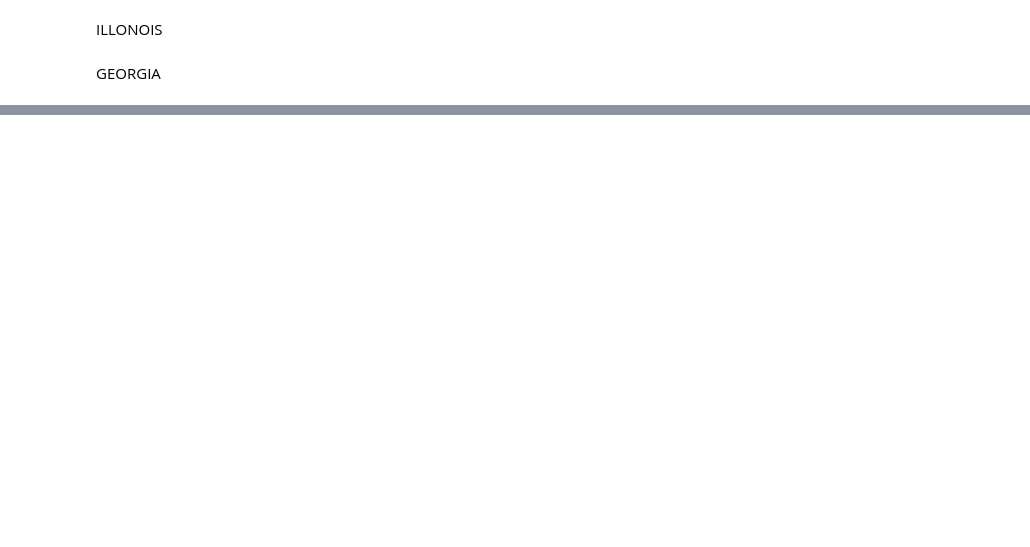
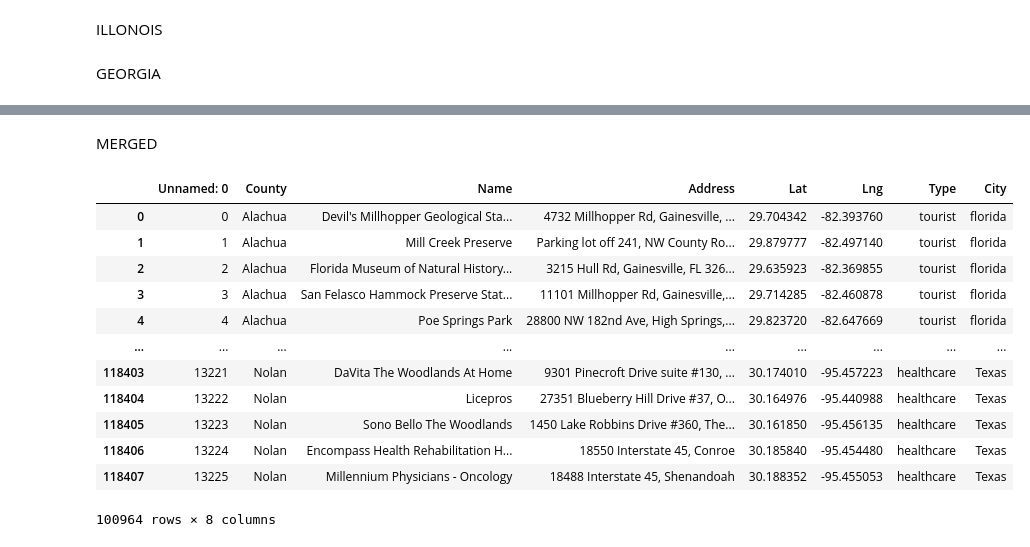
Before and after one commit to yashagrawal5757/Trippi, a Jupyter notebook: scrapper.ipynb, the cells around one changed output, grey strips where cells are left out. Cells and saved outputs as stored; diff of their text form; code cells hidden in the pictures; blank space fills up the shorter version.

```diff
--- a/scrapper.ipynb
+++ b/scrapper.ipynb
@@ -789,0 +1360,24 @@ NameError: name 'Georgia_df' is not defined
+# %% [markdown]
+MERGED
+# %%
+dff = pd.read_csv("merged.csv")
+# %%
+mask_lat = dff["Lat"].notna()
+mask_lng = dff["Lng"].notna()
+dff = dff[mask_lat & mask_lng]
+# %%
+dff
+# %% [output]
+|  | Unnamed: 0 | County | Name | Address | Lat | Lng | Type | City |
+| 0 | 0 | Alachua | Devil's Millhopper Geological Sta... | 4732 Millhopper Rd, Gainesville, ... | 29.704342 | -82.393760 | tourist | florida |
+| 1 | 1 | Alachua | Mill Creek Preserve | Parking lot off 241, NW County Ro... | 29.879777 | -82.497140 | tourist | florida |
+| 2 | 2 | Alachua | Florida Museum of Natural History... | 3215 Hull Rd, Gainesville, FL 326... | 29.635923 | -82.369855 | tourist | florida |
+| 3 | 3 | Alachua | San Felasco Hammock Preserve Stat... | 11101 Millhopper Rd, Gainesville,... | 29.714285 | -82.460878 | tourist | florida |
+| 4 | 4 | Alachua | Poe Springs Park | 28800 NW 182nd Ave, High Springs,... | 29.823720 | -82.647669 | tourist | florida |
+| ... | ... | ... | ... | ... | ... | ... | ... | ... |
+| 118403 | 13221 | Nolan | DaVita The Woodlands At Home | 9301 Pinecroft Drive suite #130, ... | 30.174010 | -95.457223 | healthcare | Texas |
+| 118404 | 13222 | Nolan | Licepros | 27351 Blueberry Hill Drive #37, O... | 30.164976 | -95.440988 | healthcare | Texas |
+| 118405 | 13223 | Nolan | Sono Bello The Woodlands | 1450 Lake Robbins Drive #360, The... | 30.161850 | -95.456135 | healthcare | Texas |
+| 118406 | 13224 | Nolan | Encompass Health Rehabilitation H... | 18550 Interstate 45, Conroe | 30.185840 | -95.454480 | healthcare | Texas |
+| 118407 | 13225 | Nolan | Millennium Physicians - Oncology | 18488 Interstate 45, Shenandoah | 30.188352 | -95.455053 | healthcare | Texas |
+100964 rows × 8 columns
```
Also changed, not shown: parts of 23 cells of this notebook, 23 other files.
